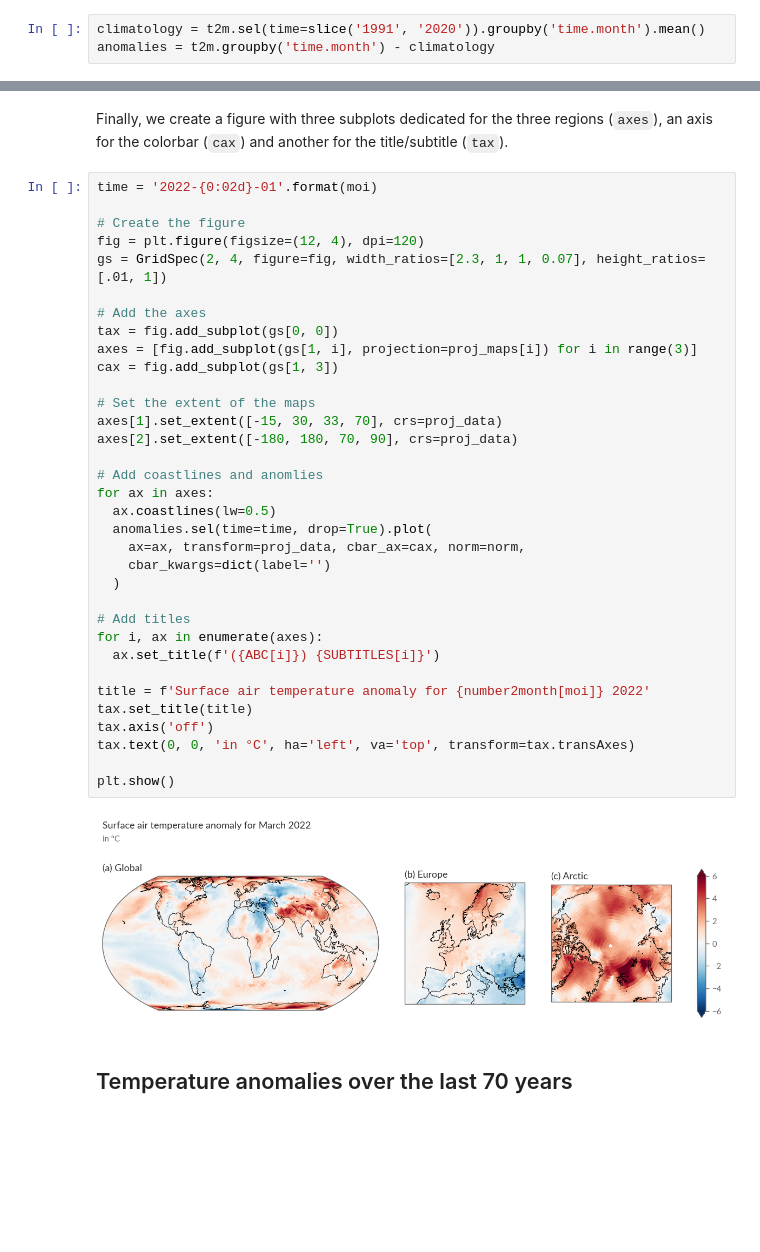
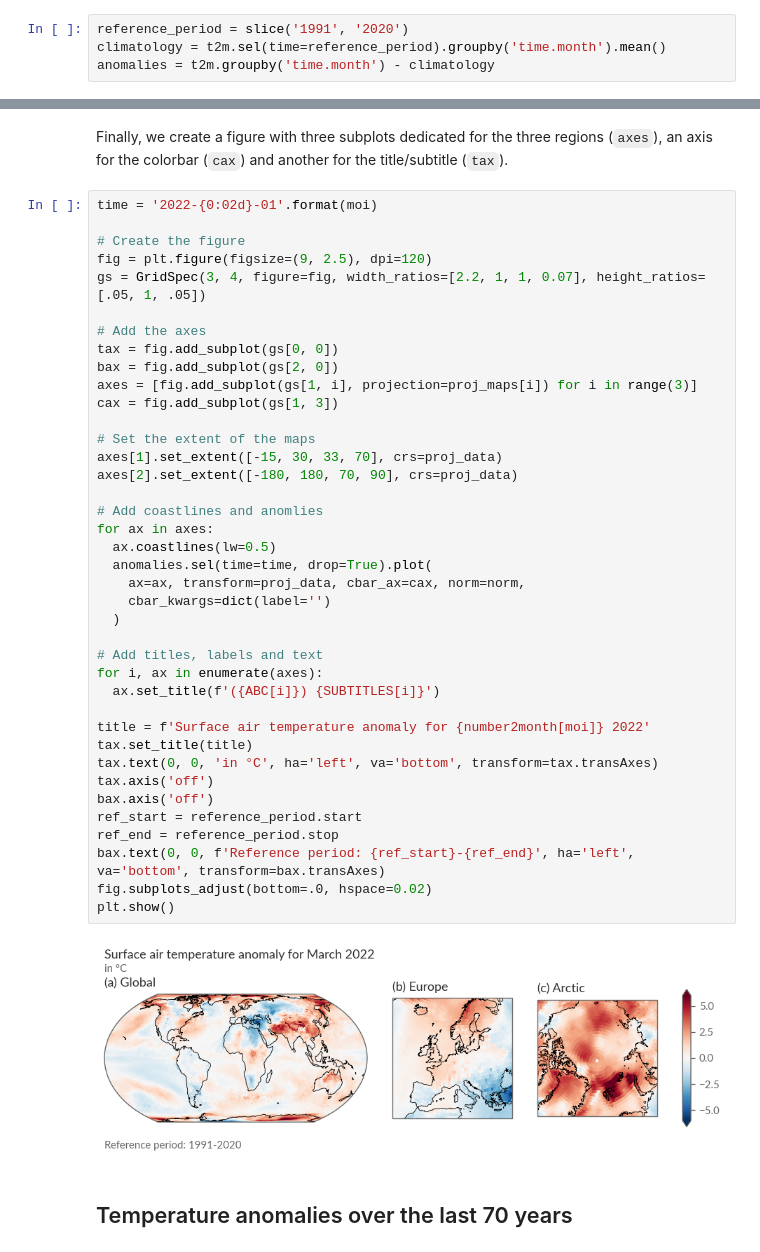
Before and after one commit to ECMWFCode4Earth/sketchbook-earth, a Jupyter notebook: tutorials/02_temperature.ipynb, the cells around one changed output, grey strips where cells are left out. Saved outputs shown, nothing was run; the diff lists cells and outputs as text; blank space fills up the shorter version.

```diff
--- a/tutorials/02_temperature.ipynb
+++ b/tutorials/02_temperature.ipynb
@@ -76,5 +84,6 @@ We calculate the climatology, i.e., the mean over a specific period, and anomali
 # %%
-climatology = t2m.sel(time=slice('1991', '2020')).groupby('time.month').mean()
+reference_period = slice('1991', '2020')
+climatology = t2m.sel(time=reference_period).groupby('time.month').mean()
 anomalies = t2m.groupby('time.month') - climatology
 # %% [markdown]
 Next, we select a month of interest (`moi`) - let's go with March 2022.
@@ -107,39 +116,44 @@ Finally, we create a figure with three subplots dedicated for the three regions
 # %%
 time = '2022-{0:02d}-01'.format(moi)
 
 # Create the figure
-fig = plt.figure(figsize=(12, 4), dpi=120)
-gs = GridSpec(2, 4, figure=fig, width_ratios=[2.3, 1, 1, 0.07], height_ratios=[.01, 1])
+fig = plt.figure(figsize=(9, 2.5), dpi=120)
+gs = GridSpec(3, 4, figure=fig, width_ratios=[2.2, 1, 1, 0.07], height_ratios=[.05, 1, .05])
 
 # Add the axes
 tax = fig.add_subplot(gs[0, 0])
+bax = fig.add_subplot(gs[2, 0])
 axes = [fig.add_subplot(gs[1, i], projection=proj_maps[i]) for i in range(3)]
 cax = fig.add_subplot(gs[1, 3])
 
 # Set the extent of the maps
 axes[1].set_extent([-15, 30, 33, 70], crs=proj_data)
 axes[2].set_extent([-180, 180, 70, 90], crs=proj_data)
 
 # Add coastlines and anomlies
 for ax in axes:
   ax.coastlines(lw=0.5)
   anomalies.sel(time=time, drop=True).plot(
     ax=ax, transform=proj_data, cbar_ax=cax, norm=norm,
     cbar_kwargs=dict(label='')
   )
 
-# Add titles
+# Add titles, labels and text
 for i, ax in enumerate(axes):
   ax.set_title(f'({ABC[i]}) {SUBTITLES[i]}')
 
 title = f'Surface air temperature anomaly for {number2month[moi]} 2022'
 tax.set_title(title)
+tax.text(0, 0, 'in °C', ha='left', va='bottom', transform=tax.transAxes)
 tax.axis('off')
-tax.text(0, 0, 'in °C', ha='left', va='top', transform=tax.transAxes)
-
+bax.axis('off')
+ref_start = reference_period.start
+ref_end = reference_period.stop
+bax.text(0, 0, f'Reference period: {ref_start}-{ref_end}', ha='left', va='bottom', transform=bax.transAxes)
+fig.subplots_adjust(bottom=.0, hspace=0.02)
 plt.show()
 # %% [output]
-[figure, old version]
+[figure, new version]
 # %% [markdown]
 ## Temperature anomalies over the last 70 years
 # %% [markdown]
```
Also changed, not shown: parts of 6 cells of this notebook.
